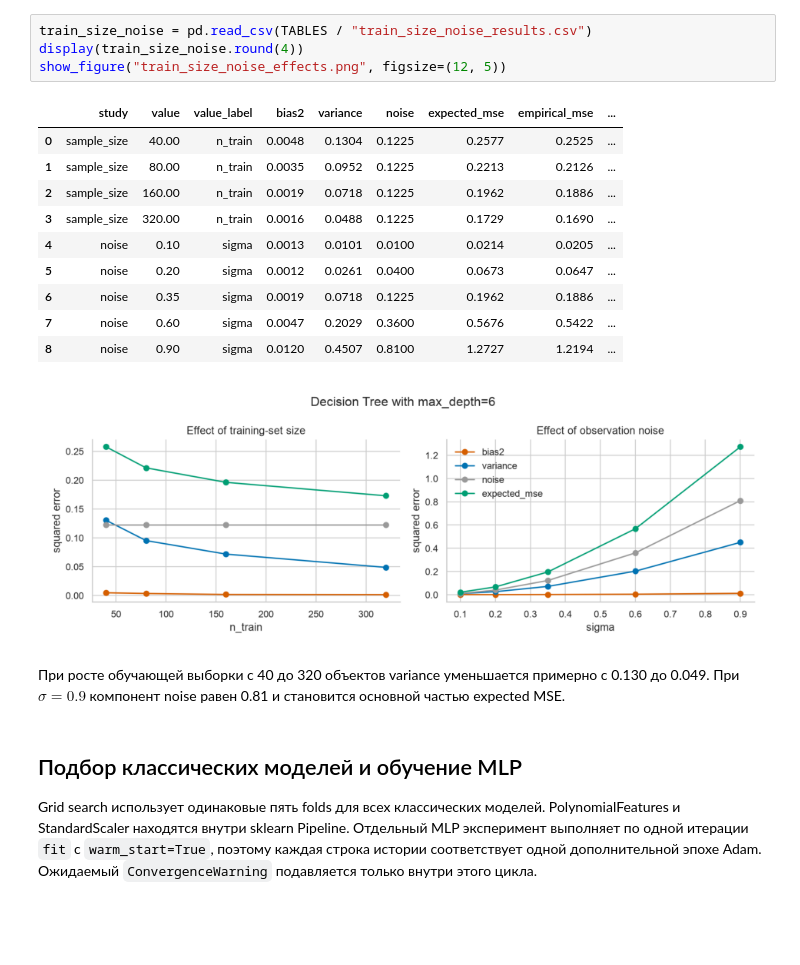
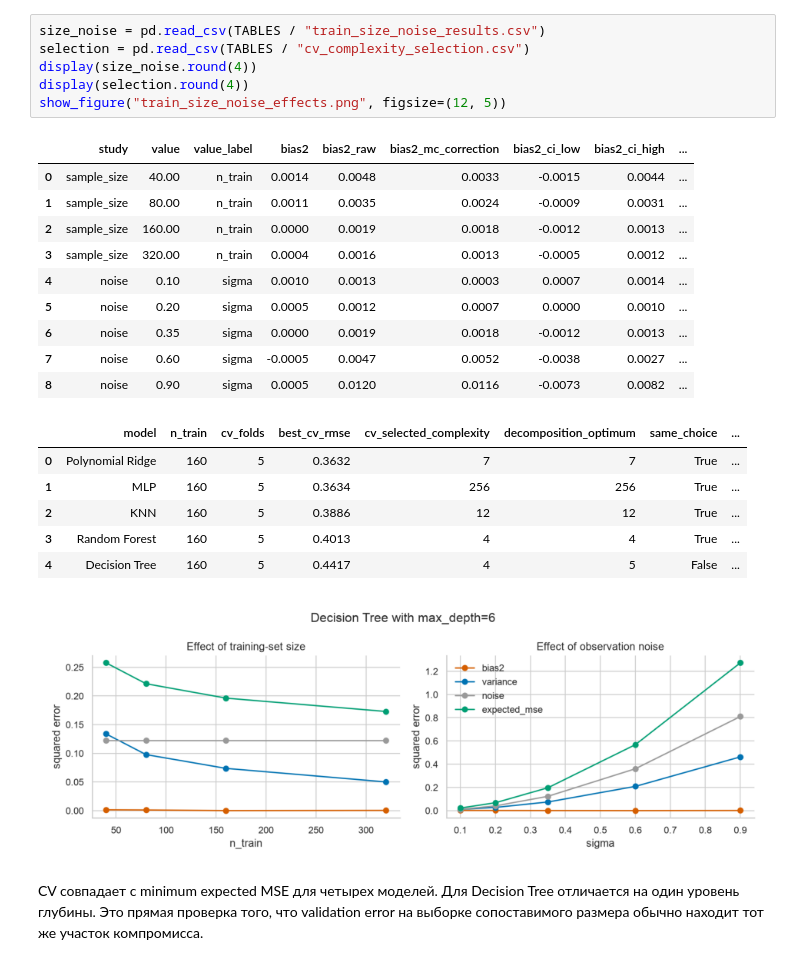
Before and after one commit to Mr-Nick14/Bias-Variance-Decomposition, a Jupyter notebook: research.ipynb, the cells around one changed output. Drawn from its saved outputs; the diff is of its cells as text; blank space fills up the shorter version.

```diff
--- a/research.ipynb
+++ b/research.ipynb
@@ -127,22 +109,26 @@ Decision Tree глубины 6 используется как чувствит
 # %%
-train_size_noise = pd.read_csv(TABLES / "train_size_noise_results.csv")
-display(train_size_noise.round(4))
+size_noise = pd.read_csv(TABLES / "train_size_noise_results.csv")
+selection = pd.read_csv(TABLES / "cv_complexity_selection.csv")
+display(size_noise.round(4))
+display(selection.round(4))
 show_figure("train_size_noise_effects.png", figsize=(12, 5))
 # %% [output]
-|  | study | value | value_label | bias2 | variance | noise | expected_mse | empirical_mse | ... |
-| 0 | sample_size | 40.00 | n_train | 0.0048 | 0.1304 | 0.1225 | 0.2577 | 0.2525 | ... |
-| 1 | sample_size | 80.00 | n_train | 0.0035 | 0.0952 | 0.1225 | 0.2213 | 0.2126 | ... |
-| 2 | sample_size | 160.00 | n_train | 0.0019 | 0.0718 | 0.1225 | 0.1962 | 0.1886 | ... |
-| 3 | sample_size | 320.00 | n_train | 0.0016 | 0.0488 | 0.1225 | 0.1729 | 0.1690 | ... |
-| 4 | noise | 0.10 | sigma | 0.0013 | 0.0101 | 0.0100 | 0.0214 | 0.0205 | ... |
-| 5 | noise | 0.20 | sigma | 0.0012 | 0.0261 | 0.0400 | 0.0673 | 0.0647 | ... |
-| 6 | noise | 0.35 | sigma | 0.0019 | 0.0718 | 0.1225 | 0.1962 | 0.1886 | ... |
-| 7 | noise | 0.60 | sigma | 0.0047 | 0.2029 | 0.3600 | 0.5676 | 0.5422 | ... |
-| 8 | noise | 0.90 | sigma | 0.0120 | 0.4507 | 0.8100 | 1.2727 | 1.2194 | ... |
+|  | study | value | value_label | bias2 | bias2_raw | bias2_mc_correction | bias2_ci_low | bias2_ci_high | ... |
+| 0 | sample_size | 40.00 | n_train | 0.0014 | 0.0048 | 0.0033 | -0.0015 | 0.0044 | ... |
+| 1 | sample_size | 80.00 | n_train | 0.0011 | 0.0035 | 0.0024 | -0.0009 | 0.0031 | ... |
+| 2 | sample_size | 160.00 | n_train | 0.0000 | 0.0019 | 0.0018 | -0.0012 | 0.0013 | ... |
+| 3 | sample_size | 320.00 | n_train | 0.0004 | 0.0016 | 0.0013 | -0.0005 | 0.0012 | ... |
+| 4 | noise | 0.10 | sigma | 0.0010 | 0.0013 | 0.0003 | 0.0007 | 0.0014 | ... |
+| 5 | noise | 0.20 | sigma | 0.0005 | 0.0012 | 0.0007 | 0.0000 | 0.0010 | ... |
+| 6 | noise | 0.35 | sigma | 0.0000 | 0.0019 | 0.0018 | -0.0012 | 0.0013 | ... |
+| 7 | noise | 0.60 | sigma | -0.0005 | 0.0047 | 0.0052 | -0.0038 | 0.0027 | ... |
+| 8 | noise | 0.90 | sigma | 0.0005 | 0.0120 | 0.0116 | -0.0073 | 0.0082 | ... |
+|  | model | n_train | cv_folds | best_cv_rmse | cv_selected_complexity | decomposition_optimum | same_choice | ... |
+| 0 | Polynomial Ridge | 160 | 5 | 0.3632 | 7 | 7 | True | ... |
+| 1 | MLP | 160 | 5 | 0.3634 | 256 | 256 | True | ... |
+| 2 | KNN | 160 | 5 | 0.3886 | 12 | 12 | True | ... |
+| 3 | Random Forest | 160 | 5 | 0.4013 | 4 | 4 | True | ... |
+| 4 | Decision Tree | 160 | 5 | 0.4417 | 4 | 5 | False | ... |
 [figure]
-# %% [markdown]
-При росте обучающей выборки с 40 до 320 объектов variance уменьшается примерно с 0.130 до 0.049. При $\sigma=0.9$ компонент noise равен 0.81 и становится основной частью expected MSE.
-# %% [markdown]
-## Подбор классических моделей и обучение MLP
-
-Grid search использует одинаковые пять folds для всех классических моделей. PolynomialFeatures и StandardScaler находятся внутри sklearn Pipeline. Отдельный MLP эксперимент выполняет по одной итерации `fit` с `warm_start=True`, поэтому каждая строка истории соответствует одной дополнительной эпохе Adam. Ожидаемый `ConvergenceWarning` подавляется только внутри этого цикла.
+# %% [markdown]
+CV совпадает с minimum expected MSE для четырех моделей. Для Decision Tree отличается на один уровень глубины. Это прямая проверка того, что validation error на выборке сопоставимого размера обычно находит тот же участок компромисса.
```
Also changed, not shown: parts of 34 cells of this notebook, 6 other files.
